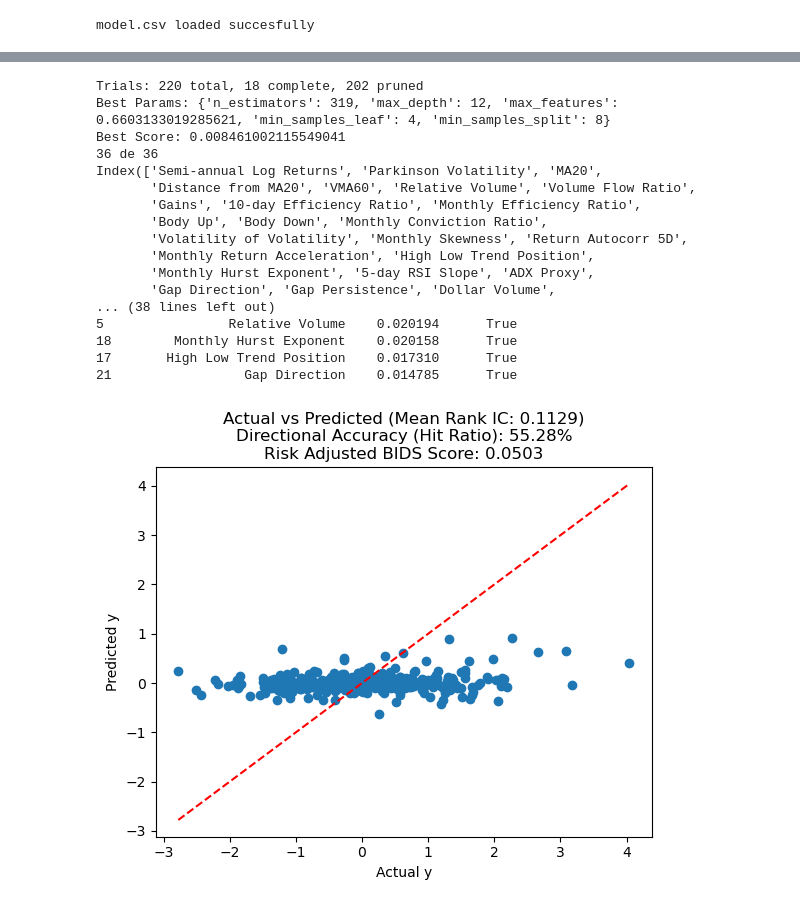
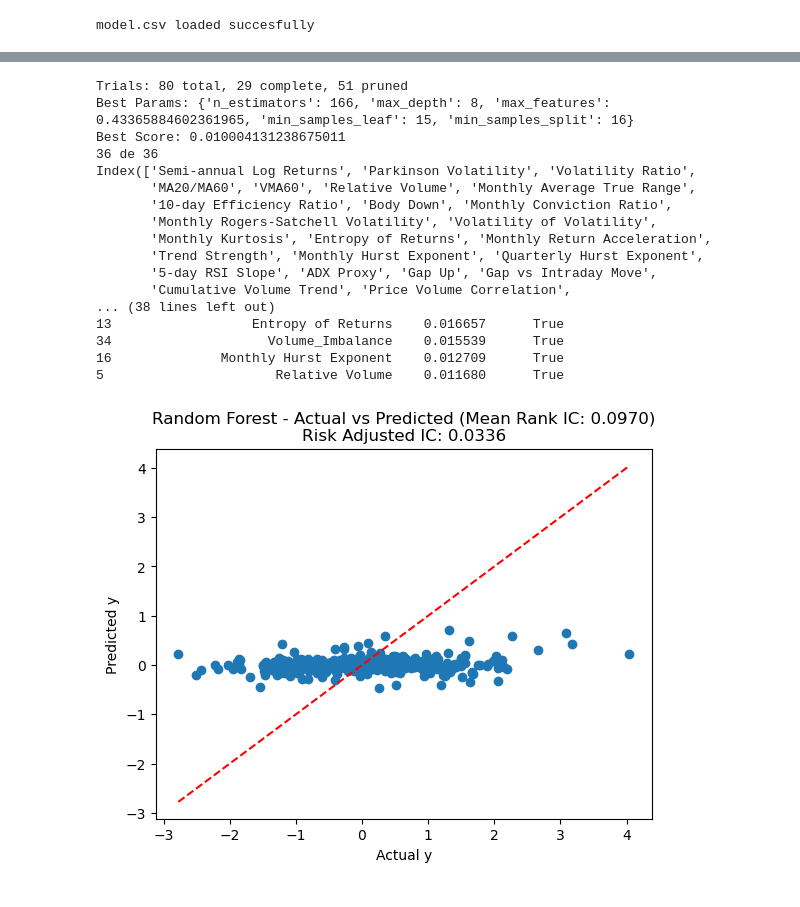
Before and after one commit to jaimebeng/TFG, a Jupyter notebook: notebooks/04_model_training.ipynb, the cells around one changed output, grey strips where cells are left out. Cells and saved outputs as stored; diff of their text form; code cells hidden in the pictures.

```diff
--- a/notebooks/04_model_training.ipynb
+++ b/notebooks/04_model_training.ipynb
@@ -491,12 +466,12 @@ class RollingOptunaSearch():
 
     def __init__(self, model_builder, min_train_size=24, n_trials=30, sampler=None, pruner=None, verbose=1):
         self.model_builder = model_builder
-        self.scorer_ = bids
+        self.scorer_ = spearmanr
         self.min_train_size = min_train_size
         self.n_trials = n_trials
         self.verbose = verbose
         self.sampler = sampler or optuna.samplers.TPESampler(multivariate=True, seed=42)
-        self.pruner = pruner or optuna.pruners.SuccessiveHalvingPruner(min_resource=2, reduction_factor=3, min_early_stopping_rate=0)
+        self.pruner = pruner or optuna.pruners.MedianPruner(n_startup_trials=10, n_warmup_steps=15)
 
     def _build_objective(self, Xs, y, lens):
 
@@ -515,7 +490,7 @@ class RollingOptunaSearch():
 
                 model_base.fit(Xs[t][:train_len], y[:train_len])
                 y_pred = model_base.predict(Xs[t][train_len:])
-                score = scorer(y_pred, y[train_len:len(Xs[t])])
+                score = scorer(y_pred, y[train_len:len(Xs[t])])[0]
                 scores.append(score)
                 current_mean = np.mean(scores)
 
@@ -524,9 +499,9 @@ class RollingOptunaSearch():
                     raise optuna.exceptions.TrialPruned()
 
             mu = np.mean(scores)
-            sigma = np.std(scores) + 1e-6
+            sigma = np.std(scores) + 1e-8
 
-            # Return the Risk-Adjusted BIDS, this favors high-performing models that don't fluctuate wildly month-to-month
+            # Return the Risk-Adjusted IC, this favors high-performing models that don't fluctuate wildly month-to-month
             return mu * (mu / sigma)
 
         return objective
@@ -542,9 +517,9 @@ class RollingOptunaSearch():
             pruner=self.pruner
         )
 
-        optuna_jobs = 1 if self.parallel_windows else -1
+        optuna_jobs = 1
 
-        study.optimize(self._build_objective(X, y, lens), n_trials=self.n_trials,n_jobs=optuna_jobs)
+        study.optimize(self._build_objective(X, y, lens), n_trials=self.n_trials, n_jobs=optuna_jobs)
 
         self.study_ = study
         self.best_params_ = study.best_params
@@ -566,24 +541,23 @@ class RollingOptunaSearch():
     def predict(self, X):
         return self.best_model_.predict(X)
 # %%
-#random forest - OPTIMIZED search space (balanced exploration)
 
 def rf_builder(trial):
     return RandomForestRegressor(
-        n_estimators=trial.suggest_int("n_estimators", 100, 350),
-        max_depth=trial.suggest_int("max_depth", 4, 12),
-        max_features=trial.suggest_float("max_features", 0.6, 1.0),
-        min_samples_leaf=trial.suggest_int("min_samples_leaf", 3, 8),
-        min_samples_split=trial.suggest_int("min_samples_split", 4, 8),
-        n_jobs=1,
+        n_estimators=trial.suggest_int("n_estimators", 100, 180),
+        max_depth=trial.suggest_int("max_depth", 6, 10),
+        max_features=trial.suggest_float("max_features", 0.35, 0.55),
+        min_samples_leaf=trial.suggest_int("min_samples_leaf", 12, 20),
+        min_samples_split=trial.suggest_int("min_samples_split", 15, 25),
+        n_jobs=-1,
         random_state=42
     )
 
 grid = RollingOptunaSearch(
     rf_builder,
     min_train_size=12,
-    n_trials=220,
-    pruner=optuna.pruners.SuccessiveHalvingPruner(min_resource=2, reduction_factor=3, min_early_stopping_rate=0),
+    n_trials=80,
+    pruner=optuna.pruners.MedianPruner(n_startup_trials=10, n_warmup_steps=15),
     verbose=0
 )
 
@@ -622,11 +596,10 @@ for t in range(train_months,len(X_val)):
     y_trues.append(y_val[n_prev:len(X_curr)])
 
 ics = [spearmanr(y_pred,y_true)[0] for y_pred,y_true in zip(y_preds,y_trues)]
-bids_scores = [bids(y_pred,y_true) for y_pred,y_true in zip(y_preds,y_trues)]
-mu = np.mean(bids_scores)
-sigma = np.std(bids_scores) + 1e-6
-# Return the Risk-Adjusted BIDS, this favors high-performing models that don't fluctuate wildly month-to-month
-ra_bids = mu * (mu / sigma)
+mu = np.mean(ics)
+sigma = np.std(ics) + 1e-8
+# Return the Risk-Adjusted IC, this favors high-performing models that don't fluctuate wildly month-to-month
+ra_ic = mu * (mu / sigma)
 
 y_pred = np.concatenate(y_preds)
 y_true = np.concatenate(y_trues)
@@ -636,6 +609,6 @@ plt.xlabel("Actual y")
 plt.ylabel("Predicted y")
 plt.plot([y_true.min(), y_true.max()], [y_true.min(),y_true.max()], 'r--')
 sign_accuracy = np.mean(np.sign(y_true) == np.sign(y_pred))
-plt.title(f"Actual vs Predicted (Mean Rank IC: {np.mean(ics):.4f})\nDirectional Accuracy (Hit Ratio): {sign_accuracy:.2%}\nRisk Adjusted BIDS Score: {ra_bids:.4f}")
+plt.title(f"Random Forest - Actual vs Predicted (Mean Rank IC: {np.mean(ics):.4f})\nRisk Adjusted IC: {ra_ic:.4f}")
 plt.show()
 # %% [output]
@@ -659,19 +632,19 @@ plt.show()
-Trials: 220 total, 18 complete, 202 pruned
-Best Params: {'n_estimators': 319, 'max_depth': 12, 'max_features': 0.6603133019285621, 'min_samples_leaf': 4, 'min_samples_split': 8}
-Best Score: 0.008461002115549041
+Trials: 80 total, 29 complete, 51 pruned
+Best Params: {'n_estimators': 166, 'max_depth': 8, 'max_features': 0.43365884602361965, 'min_samples_leaf': 15, 'min_samples_split': 16}
+Best Score: 0.010004131238675011
 36 de 36
-Index(['Semi-annual Log Returns', 'Parkinson Volatility', 'MA20',
-       'Distance from MA20', 'VMA60', 'Relative Volume', 'Volume Flow Ratio',
-       'Gains', '10-day Efficiency Ratio', 'Monthly Efficiency Ratio',
-       'Body Up', 'Body Down', 'Monthly Conviction Ratio',
-       'Volatility of Volatility', 'Monthly Skewness', 'Return Autocorr 5D',
-       'Monthly Return Acceleration', 'High Low Trend Position',
-       'Monthly Hurst Exponent', '5-day RSI Slope', 'ADX Proxy',
-       'Gap Direction', 'Gap Persistence', 'Dollar Volume',
+Index(['Semi-annual Log Returns', 'Parkinson Volatility', 'Volatility Ratio',
+       'MA20/MA60', 'VMA60', 'Relative Volume', 'Monthly Average True Range',
+       '10-day Efficiency Ratio', 'Body Down', 'Monthly Conviction Ratio',
+       'Monthly Rogers-Satchell Volatility', 'Volatility of Volatility',
+       'Monthly Kurtosis', 'Entropy of Returns', 'Monthly Return Acceleration',
+       'Trend Strength', 'Monthly Hurst Exponent', 'Quarterly Hurst Exponent',
+       '5-day RSI Slope', 'ADX Proxy', 'Gap Up', 'Gap vs Intraday Move',
+       'Cumulative Volume Trend', 'Price Volume Correlation',
 ... (38 lines left out)
-5                Relative Volume    0.020194      True
-18        Monthly Hurst Exponent    0.020158      True
-17       High Low Trend Position    0.017310      True
-21                 Gap Direction    0.014785      True
+13                  Entropy of Returns    0.016657      True
+34                    Volume_Imbalance    0.015539      True
+16              Monthly Hurst Exponent    0.012709      True
+5                      Relative Volume    0.011680      True
-[figure, old version]
+[figure, new version]
 # %%
```
Also changed, not shown: parts of 19 cells of this notebook.
